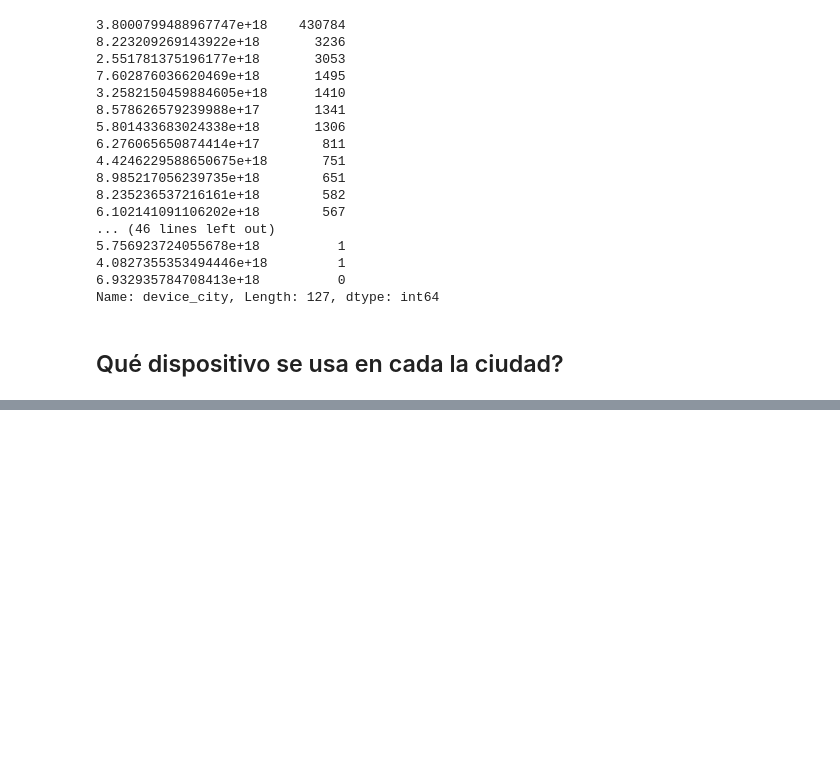
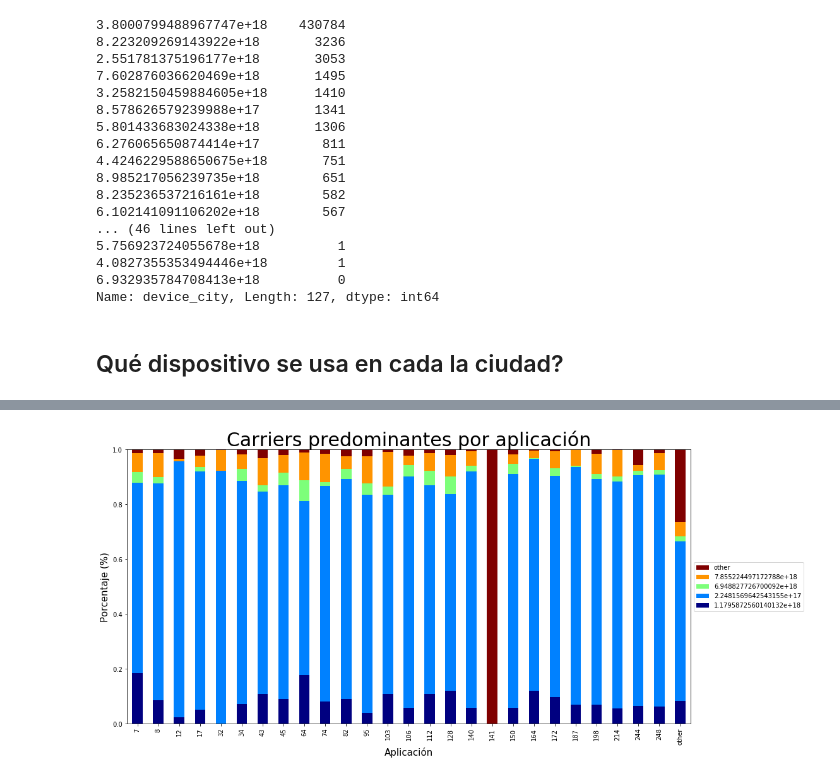
Before and after one commit to shizus/7506-1c2019, a Jupyter notebook: scripts/events.ipynb, the cells around one changed output, grey strips where cells are left out. Drawn from its saved outputs; the diff is of its cells as text; code cells hidden in the pictures; blank space fills up the shorter version.

```diff
--- a/scripts/events.ipynb
+++ b/scripts/events.ipynb
@@ -880,0 +585,18 @@ Name: device_model, Length: 2624, dtype: int64
+# %%
+us = pd.DataFrame(events.groupby(['application_id', 'carrier']).size())
+us.columns = ['cant']
+us.reset_index(inplace = True)
+piv = pd.pivot_table(us, values = 'cant', columns = 'carrier', index = 'application_id')
+piv = piv.divide(piv.sum(axis = 1), axis = 0)
+piv.columns = ['1.1795872560140132e+18', '2.2481569642543155e+17', '6.948827726700092e+18', '7.855224497172788e+18', 'other']
+f = plt.figure()
+plt.title('Carriers predominantes por aplicación',size=30)
+ax = piv.plot(kind='bar', stacked=True,figsize=(16,8),ax=f.gca(),colormap='jet')
+handles, labels = ax.get_legend_handles_labels()
+plt.legend(handles[::-1], labels[::-1],loc='center left', bbox_to_anchor=(1.0, 0.5))
+ax.set_ylabel('Porcentaje (%)', size = 15);
+ax.set_xlabel('Aplicación', size = 15);
+ax.set_ylim(0,1)
+plt.show()
+# %% [output]
+[figure, added]
```
Also changed, not shown: parts of 58 cells of this notebook.
